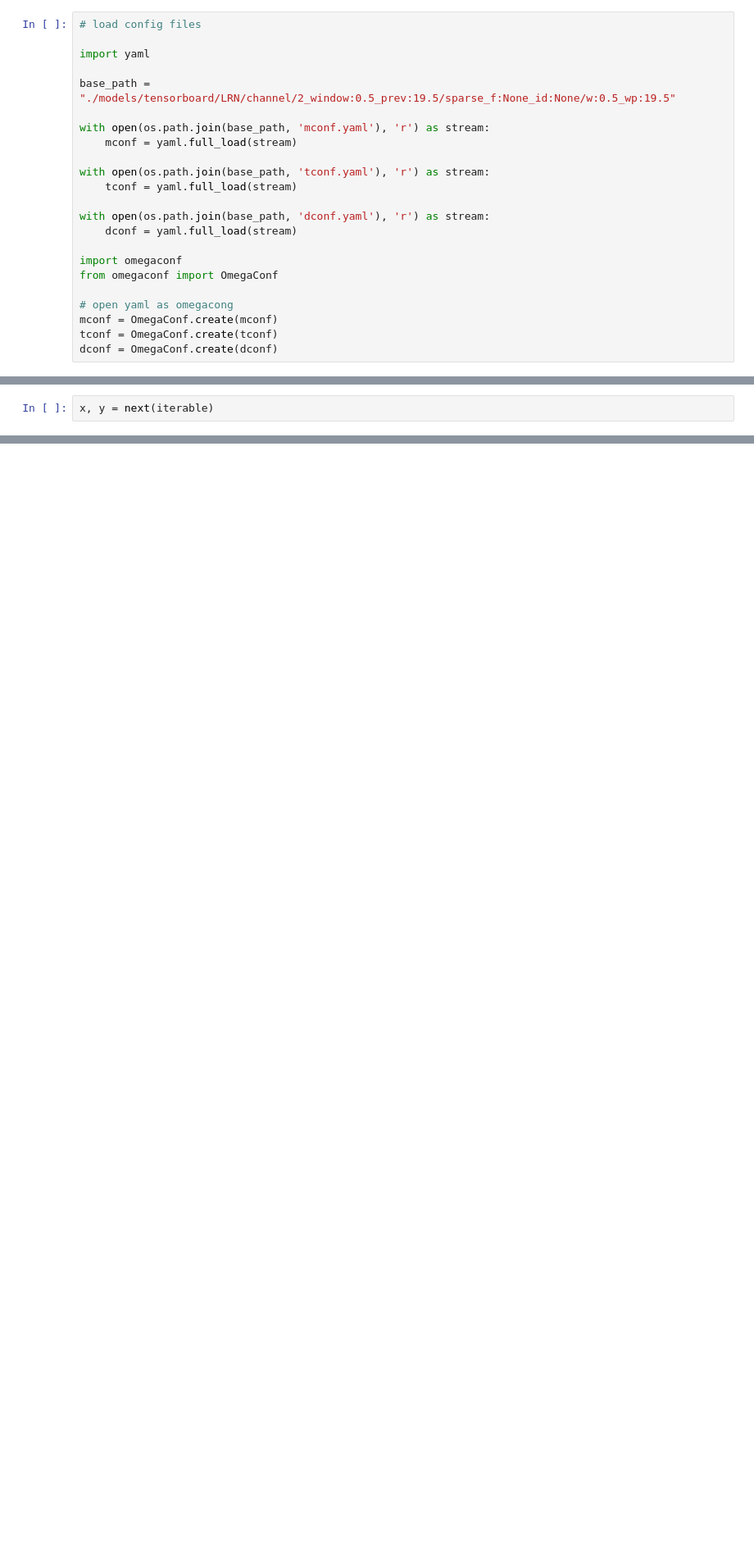
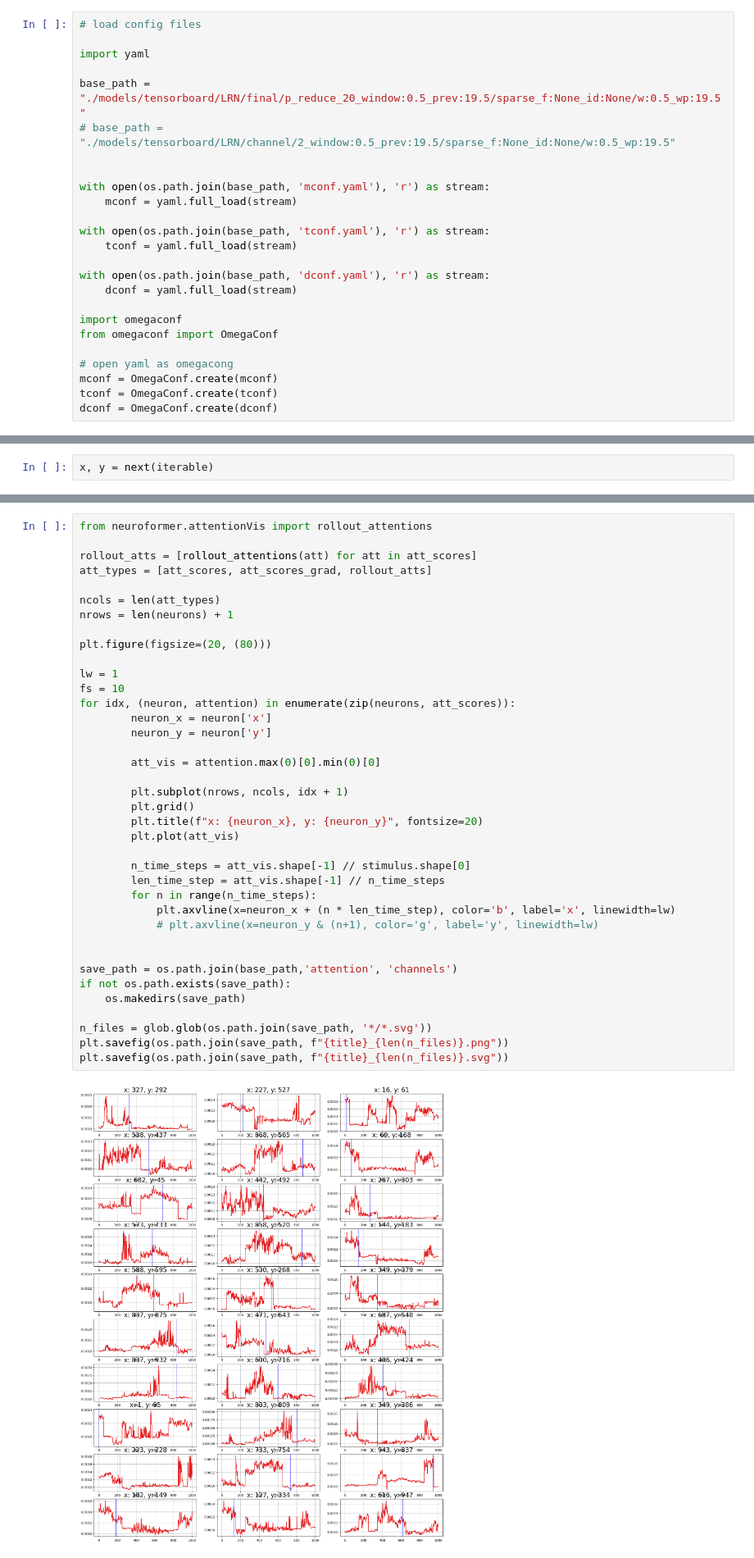
Before and after one commit to a-antoniades/neuroformer_, a Jupyter notebook: neuroformer_LargeRandNet_attentions_layers.ipynb, the cells around one changed output, grey strips where cells are left out. Shown at 82% size. Saved outputs shown, nothing was run; the diff lists cells and outputs as text; blank space fills up the shorter version.

Commit message:
attention notebooks

```diff
--- a/neuroformer_LargeRandNet_attentions_layers.ipynb
+++ b/neuroformer_LargeRandNet_attentions_layers.ipynb
@@ -77,7 +79,9 @@ set_seed(n_seed)
 
 import yaml
 
-base_path = "./models/tensorboard/LRN/channel/2_window:0.5_prev:19.5/sparse_f:None_id:None/w:0.5_wp:19.5"
+base_path = "./models/tensorboard/LRN/final/p_reduce_20_window:0.5_prev:19.5/sparse_f:None_id:None/w:0.5_wp:19.5"
+# base_path = "./models/tensorboard/LRN/channel/2_window:0.5_prev:19.5/sparse_f:None_id:None/w:0.5_wp:19.5"
+
 
 with open(os.path.join(base_path, 'mconf.yaml'), 'r') as stream:
     mconf = yaml.full_load(stream)
@@ -296,0 +398,40 @@ agg_atts = stack_atts(attentions, LAYER_KEY)
+# %%
+from neuroformer.attentionVis import rollout_attentions
+
+rollout_atts = [rollout_attentions(att) for att in att_scores]
+att_types = [att_scores, att_scores_grad, rollout_atts]
+
+ncols = len(att_types)
+nrows = len(neurons) + 1
+
+plt.figure(figsize=(20, (80)))
+
+lw = 1
+fs = 10
+for idx, (neuron, attention) in enumerate(zip(neurons, att_scores)):
+        neuron_x = neuron['x']
+        neuron_y = neuron['y']
+
+        att_vis = attention.max(0)[0].min(0)[0]
+
+        plt.subplot(nrows, ncols, idx + 1)
+        plt.grid()
+        plt.title(f"x: {neuron_x}, y: {neuron_y}", fontsize=20)
+        plt.plot(att_vis)
+
+        n_time_steps = att_vis.shape[-1] // stimulus.shape[0]
+        len_time_step = att_vis.shape[-1] // n_time_steps
+        for n in range(n_time_steps):
+            plt.axvline(x=neuron_x + (n * len_time_step), color='b', label='x', linewidth=lw)
+            # plt.axvline(x=neuron_y & (n+1), color='g', label='y', linewidth=lw)
+
+
+save_path = os.path.join(base_path,'attention', 'channels')
+if not os.path.exists(save_path):
+    os.makedirs(save_path)
+
+n_files = glob.glob(os.path.join(save_path, '*/*.svg'))
+plt.savefig(os.path.join(save_path, f"{title}_{len(n_files)}.png"))
+plt.savefig(os.path.join(save_path, f"{title}_{len(n_files)}.svg"))
+# %% [output]
+[figure, added]
```
Also changed, not shown: parts of 20 cells of this notebook, 4 other files.
